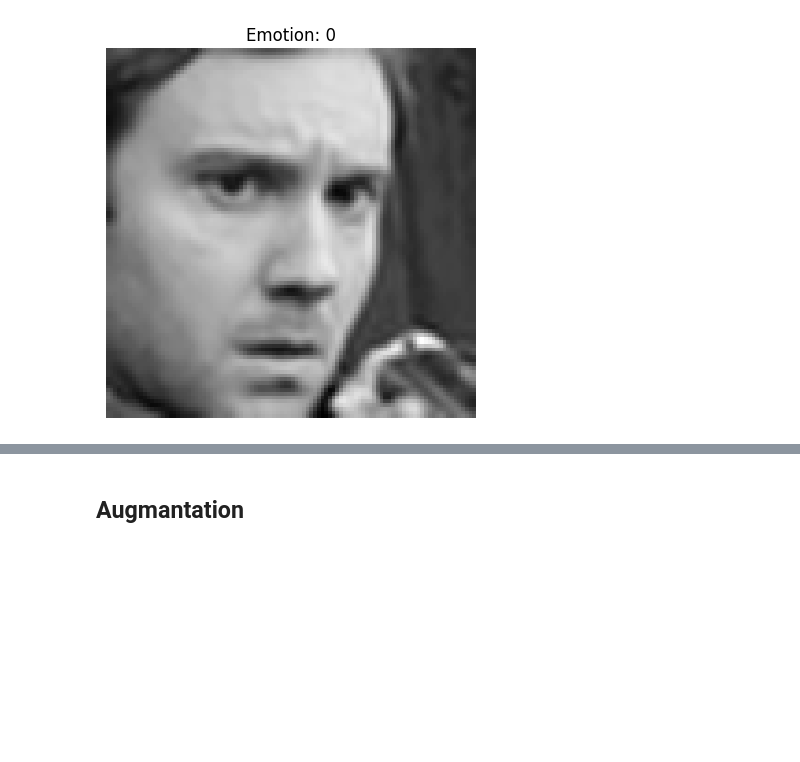
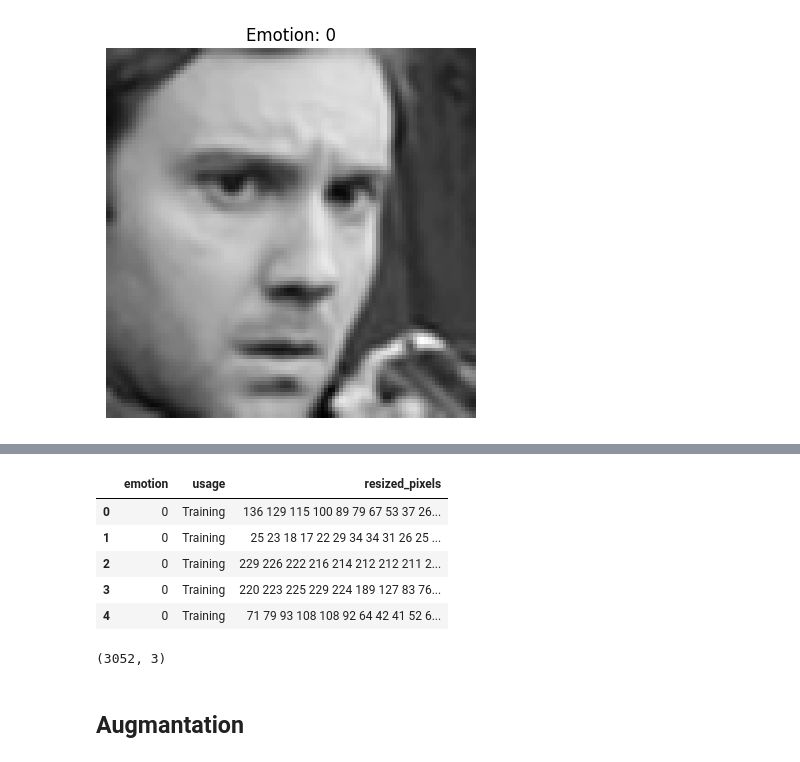
Before and after one commit to AndoZR/scriptc, a Jupyter notebook: SKRIPSI/ScrIptC_3.ipynb, the cells around one changed output, grey strips where cells are left out. Saved outputs shown, nothing was run; the diff lists cells and outputs as text; code cells hidden in the pictures; blank space fills up the shorter version.

```diff
--- a/SKRIPSI/ScrIptC_3.ipynb
+++ b/SKRIPSI/ScrIptC_3.ipynb
@@ -261,3 +316,16 @@ plt.show()
+# %%
+balanced_df_train.head()
+# %% [output]
+|  | emotion | usage | resized_pixels |
+| 0 | 0 | Training | 136 129 115 100 89 79 67 53 37 26... |
+| 1 | 0 | Training | 25 23 18 17 22 29 34 34 31 26 25 ... |
+| 2 | 0 | Training | 229 226 222 216 214 212 212 211 2... |
+| 3 | 0 | Training | 220 223 225 229 224 189 127 83 76... |
+| 4 | 0 | Training | 71 79 93 108 108 92 64 42 41 52 6... |
+# %%
+balanced_df_train.shape
+# %% [output]
+(3052, 3)
 # %% [markdown]
 ## Augmantation
 # %% [markdown]
```
Also changed, not shown: parts of 14 cells of this notebook.
